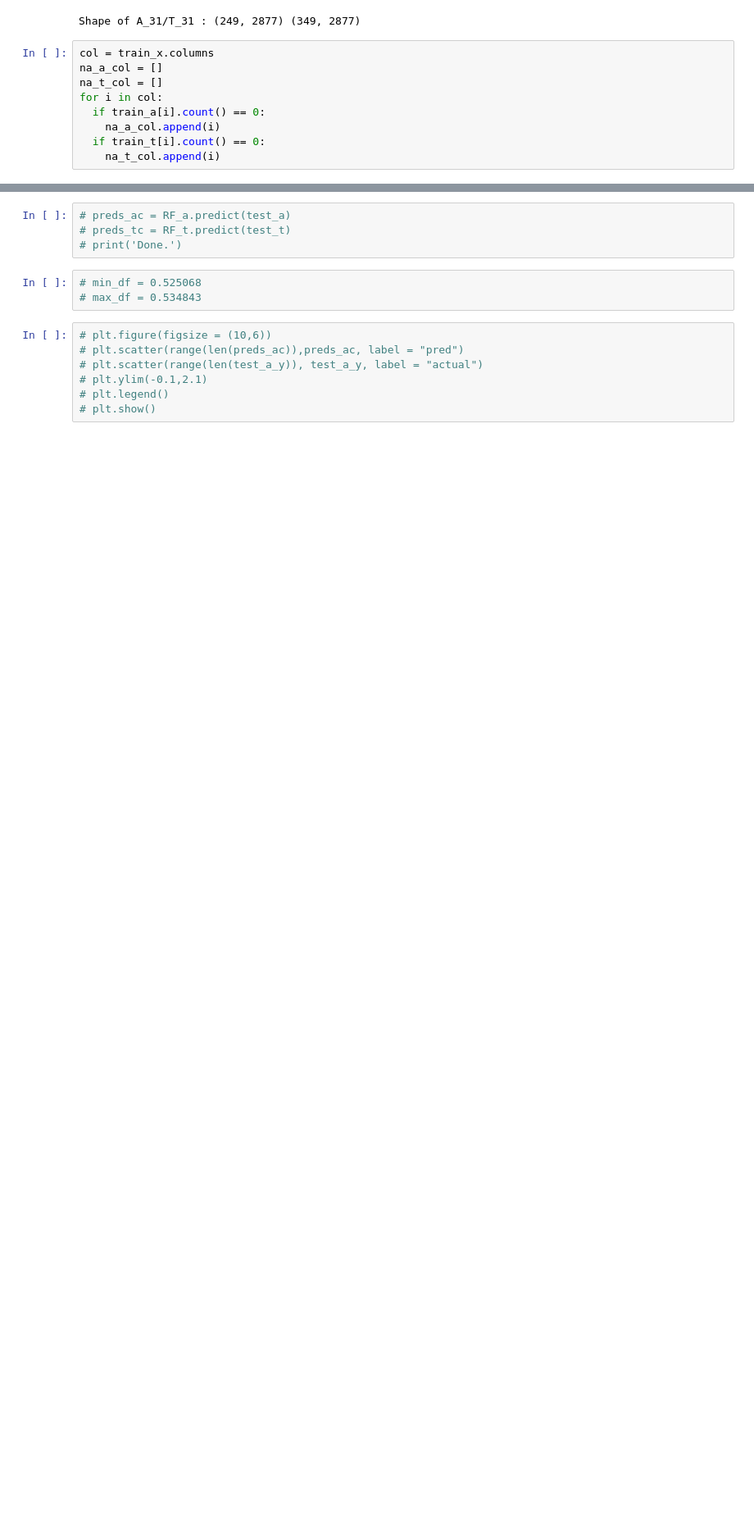
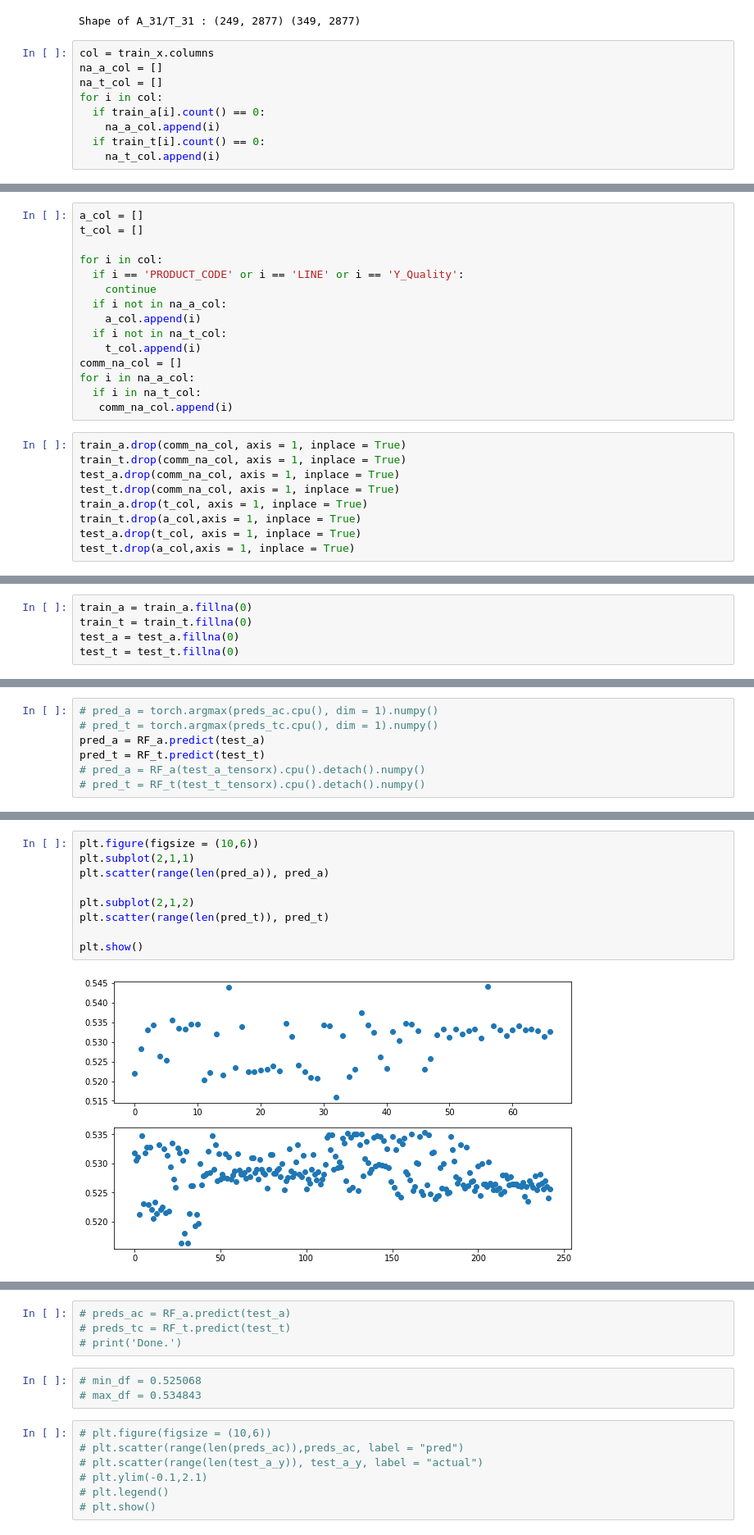
Before and after one commit to castlechoi/summarize_ml, a Jupyter notebook: aimer_classfier.ipynb, the cells around one changed output, grey strips where cells are left out. Shown: that part at 82% size. Cells and saved outputs as stored; diff of their text form; blank space fills up the shorter version.

```diff
--- a/aimer_classfier.ipynb
+++ b/aimer_classfier.ipynb
@@ -248,0 +78,24 @@ Epoch5000  : 70.06867980957031
+# %%
+a_col = []
+t_col = []
+
+for i in col:
+  if i == 'PRODUCT_CODE' or i == 'LINE' or i == 'Y_Quality':
+    continue
+  if i not in na_a_col:
+    a_col.append(i)
+  if i not in na_t_col:
+    t_col.append(i)
+comm_na_col = []
+for i in na_a_col:
+  if i in na_t_col:
+   comm_na_col.append(i)
+# %%
+train_a.drop(comm_na_col, axis = 1, inplace = True)
+train_t.drop(comm_na_col, axis = 1, inplace = True)
+test_a.drop(comm_na_col, axis = 1, inplace = True)
+test_t.drop(comm_na_col, axis = 1, inplace = True)
+train_a.drop(t_col, axis = 1, inplace = True)
+train_t.drop(a_col,axis = 1, inplace = True)
+test_a.drop(t_col, axis = 1, inplace = True)
+test_t.drop(a_col,axis = 1, inplace = True)
@@ -248,0 +117,5 @@ Epoch5000  : 70.06867980957031
+# %%
+train_a = train_a.fillna(0)
+train_t = train_t.fillna(0)
+test_a = test_a.fillna(0)
+test_t = test_t.fillna(0)
@@ -248,0 +226,7 @@ Epoch5000  : 70.06867980957031
+# %%
+# pred_a = torch.argmax(preds_ac.cpu(), dim = 1).numpy()
+# pred_t = torch.argmax(preds_tc.cpu(), dim = 1).numpy()
+pred_a = RF_a.predict(test_a)
+pred_t = RF_t.predict(test_t)
+# pred_a = RF_a(test_a_tensorx).cpu().detach().numpy()
+# pred_t = RF_t(test_t_tensorx).cpu().detach().numpy()
@@ -248,0 +239,11 @@ Epoch5000  : 70.06867980957031
+# %%
+plt.figure(figsize = (10,6))
+plt.subplot(2,1,1)
+plt.scatter(range(len(pred_a)), pred_a)
+
+plt.subplot(2,1,2)
+plt.scatter(range(len(pred_t)), pred_t)
+
+plt.show()
+# %% [output]
+[figure, added]
```
Also changed, not shown: parts of 44 cells of this notebook.
